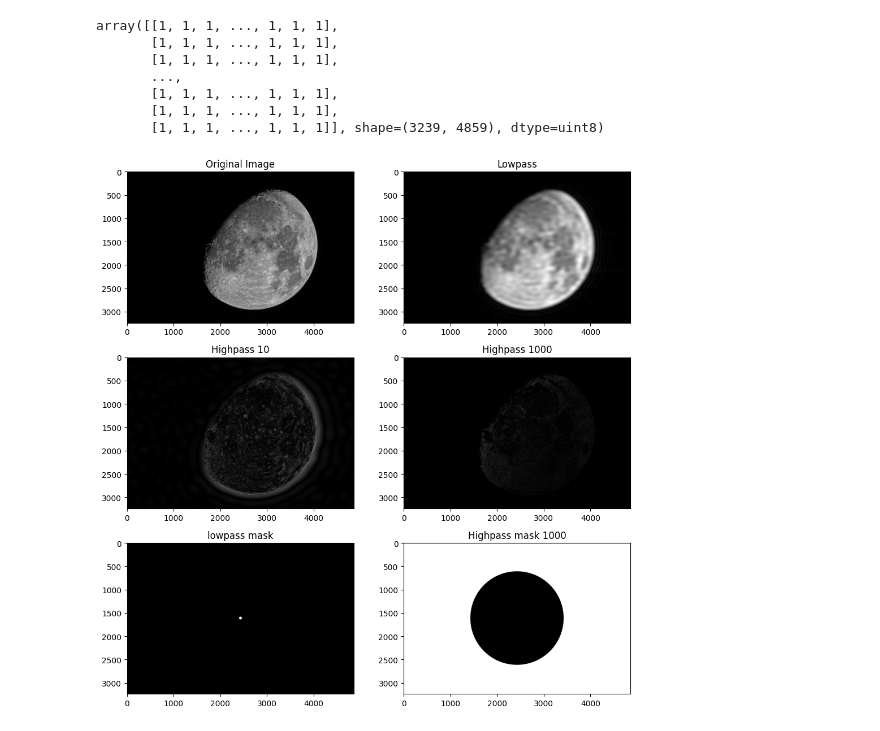
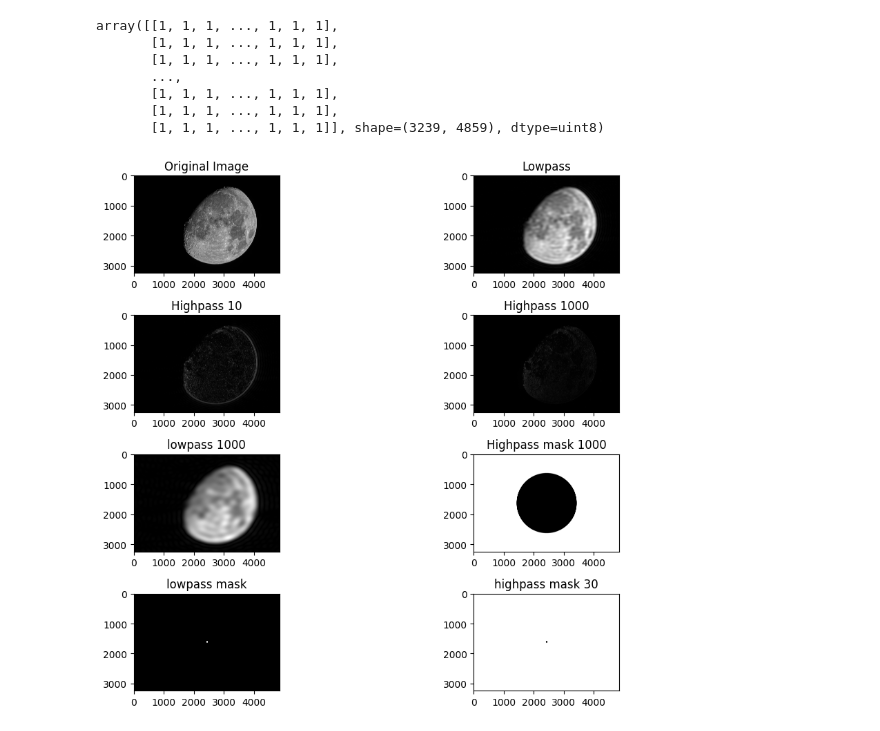
Before and after one commit to Jolusca/ProcessImagens, a Jupyter notebook: Projeto3/FiltrosDeFrequencia/FiltrosPassaaltaBaixa.ipynb, the cells around one changed output. Cells and saved outputs as stored; diff of their text form; code cells hidden in the pictures.

Commit message:
brincando com filtros passa baixa diferentes

```diff
--- a/Projeto3/FiltrosDeFrequencia/FiltrosPassaaltaBaixa.ipynb
+++ b/Projeto3/FiltrosDeFrequencia/FiltrosPassaaltaBaixa.ipynb
@@ -6,8 +18,7 @@ import pydicom
 # %%
 img = cv2.imread('/home/jolucas/git/ProcessImagens/Projeto3/FiltrosDeFrequencia/lua.jpg', 0)
 
-dft = np.fft.fft2(img)
-dft_shift = np.fft.fftshift(dft)
+img_transformada = fourierTransform(img)
 
 
 rows, cols = img.shape
@@ -19,6 +30,12 @@ mask_lp = np.zeros((rows, cols), np.uint8)
 raio_lp = 30
 cv2.circle(mask_lp, (ccol, crow), raio_lp, 1, thickness=-1)
 
+# 2. Criação da Máscara CIRCULAR Passa-Baixa (Low Pass)
+# Criamos um fundo preto e desenhamos um círculo branco (1) no centro
+mask_lp_1000 = np.zeros((rows, cols), np.uint8)
+raio_lp = 15
+cv2.circle(mask_lp_1000, (ccol, crow), raio_lp, 1, thickness=-1)
+
 # 3. Criação da Máscara CIRCULAR Passa-Alta (High Pass)
 # Criamos um fundo branco e desenhamos um círculo preto (0) no centro
 mask_hp = np.ones((rows, cols), np.uint8)
@@ -29,7 +46,7 @@ cv2.circle(mask_hp, (ccol, crow), raio_hp, 0, thickness=-1)
 # 3. Criação da Máscara CIRCULAR Passa-Alta (High Pass)
 # Criamos um fundo branco e desenhamos um círculo preto (0) no centro
 mask_hp30 = np.ones((rows, cols), np.uint8)
-raio_hp30 = 10
+raio_hp30 = 30
 cv2.circle(mask_hp30, (ccol, crow), raio_hp30, 0, thickness=-1)
 # %% [output]
 array([[1, 1, 1, ..., 1, 1, 1],
@@ -53,31 +65,51 @@ img_high_pass30 = aplicar_filtro(dft_shift, mask_hp30)
+# %%
+img_low_pass_transformada = img_transformada * mask_lp
+img_low_pass = fourierTransformInversa(img_low_pass_transformada)
+
+img_low_pass1000_transformada = img_transformada * mask_lp_1000
+img_low_pass1000 = fourierTransformInversa(img_low_pass1000_transformada)
+
+img_high_pass_transformada = img_transformada * mask_hp
+img_high_pass = fourierTransformInversa(img_high_pass_transformada)
+
+img_high_pass30_transformada = img_transformada * mask_hp30
+img_high_pass30 = fourierTransformInversa(img_high_pass30_transformada)
 # %%
 plt.figure(figsize=(10,10))
 
-plt.subplot(3,2,1)
+plt.subplot(5,2,1)
 plt.imshow(img, cmap='gray')
 plt.title('Original Image')
 
-plt.subplot(3,2,2)
+plt.subplot(5,2,2)
 plt.imshow(img_low_pass, cmap='gray')
 plt.title('Lowpass')
 
-plt.subplot(3,2,3)
+plt.subplot(5,2,3)
 plt.imshow(img_high_pass30, cmap='gray')
 plt.title('Highpass 10')
 
-plt.subplot(3,2,4)
+plt.subplot(5,2,4)
 plt.imshow(img_high_pass, cmap='gray')
 plt.title('Highpass 1000')
 
-plt.subplot(3,2,6)
+plt.subplot(5,2,5)
+plt.imshow(img_low_pass1000, cmap='gray')
+plt.title('lowpass 1000')
+
+plt.subplot(5,2,6)
 plt.imshow(mask_hp, cmap='gray')
 plt.title('Highpass mask 1000')
 
-plt.subplot(3,2,5)
+plt.subplot(5,2,7)
 plt.imshow(mask_lp, cmap='gray')
 plt.title('lowpass mask')
 
+plt.subplot(5,2,8)
+plt.imshow(mask_hp30, cmap='gray')
+plt.title('highpass mask 30')
+
 plt.tight_layout()
 plt.show()
 # %% [output]
-[figure, old version]
+[figure, new version]
```
Also changed, not shown: parts of 3 cells of this notebook.
